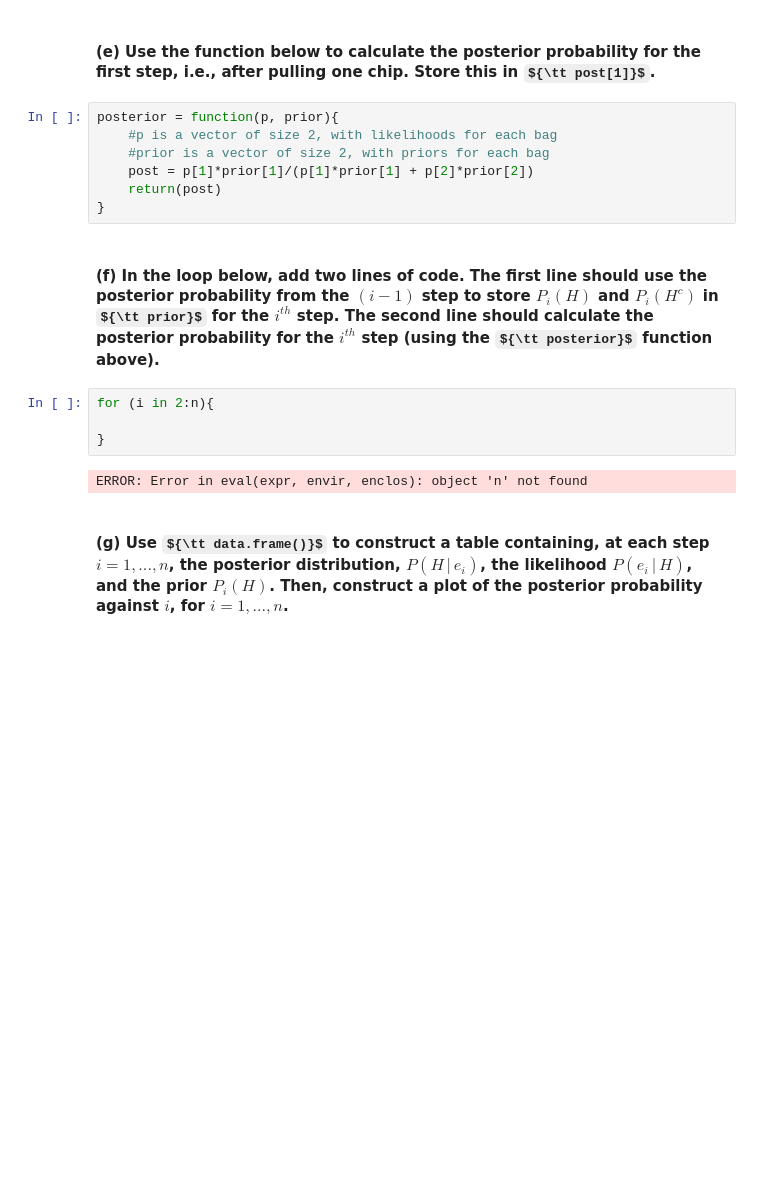
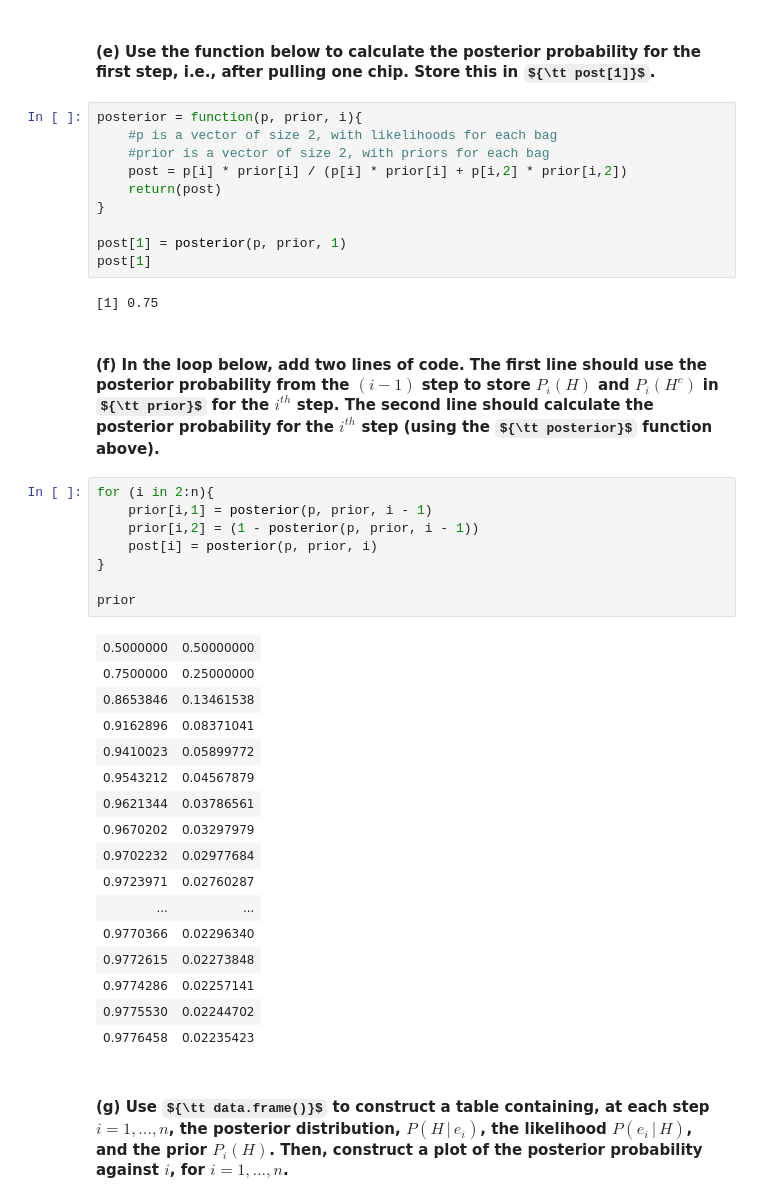
Before and after one commit to dskrenta/appm-4570, a Jupyter notebook: week4/hwk4_Sp18_appm4570-computational.ipynb, the cells around one changed output. Saved outputs shown, nothing was run; the diff lists cells and outputs as text; some formulas as TeX source; blank space fills up the shorter version.

```diff
--- a/week4/hwk4_Sp18_appm4570-computational.ipynb
+++ b/week4/hwk4_Sp18_appm4570-computational.ipynb
@@ -140,19 +137,43 @@ post
 # %% [markdown]
 #### (e) Use the function below to calculate the posterior probability for the first step, i.e., after pulling one chip. Store this in ${\tt post[1]}$.
 # %%
-posterior = function(p, prior){
+posterior = function(p, prior, i){
     #p is a vector of size 2, with likelihoods for each bag
     #prior is a vector of size 2, with priors for each bag
-    post = p[1]*prior[1]/(p[1]*prior[1] + p[2]*prior[2])
+    post = p[i] * prior[i] / (p[i] * prior[i] + p[i,2] * prior[i,2])
     return(post)
 }
+
+post[1] = posterior(p, prior, 1)
+post[1]
+# %% [output]
+[1] 0.75
 # %% [markdown]
 #### (f) In the loop below, add two lines of code. The first line should use the posterior probability from the $(i-1)$ step to store $P_i(H)$ and $P_i(H^c)$ in ${\tt prior}$ for the $i^{th}$ step. The second line should calculate the posterior probability for the $i^{th}$ step (using the ${\tt posterior}$ function above).
-# %%
-for (i in 2:n){
-
-}
-# %% [output]
-ERROR: Error in eval(expr, envir, enclos): object 'n' not found
+# %%
+for (i in 2:n){
+    prior[i,1] = posterior(p, prior, i - 1)
+    prior[i,2] = (1 - posterior(p, prior, i - 1))
+    post[i] = posterior(p, prior, i)
+}
+
+prior
+# %% [output]
+| 0.5000000 | 0.50000000 |
+| 0.7500000 | 0.25000000 |
+| 0.8653846 | 0.13461538 |
+| 0.9162896 | 0.08371041 |
+| 0.9410023 | 0.05899772 |
+| 0.9543212 | 0.04567879 |
+| 0.9621344 | 0.03786561 |
+| 0.9670202 | 0.03297979 |
+| 0.9702232 | 0.02977684 |
+| 0.9723971 | 0.02760287 |
+| ... | ... |
+| 0.9770366 | 0.02296340 |
+| 0.9772615 | 0.02273848 |
+| 0.9774286 | 0.02257141 |
+| 0.9775530 | 0.02244702 |
+| 0.9776458 | 0.02235423 |
 # %% [markdown]
 #### (g) Use ${\tt data.frame()}$ to construct a table containing, at each step $i = 1,...,n$,  the posterior distribution, $P(H \, | \, e_i)$, the likelihood $P(e_i \, | \, H)$, and the prior $P_i(H)$. Then, construct a plot of the posterior probability against $i$, for $i = 1,...,n$.
```
Also changed, not shown: parts of 4 cells of this notebook.
